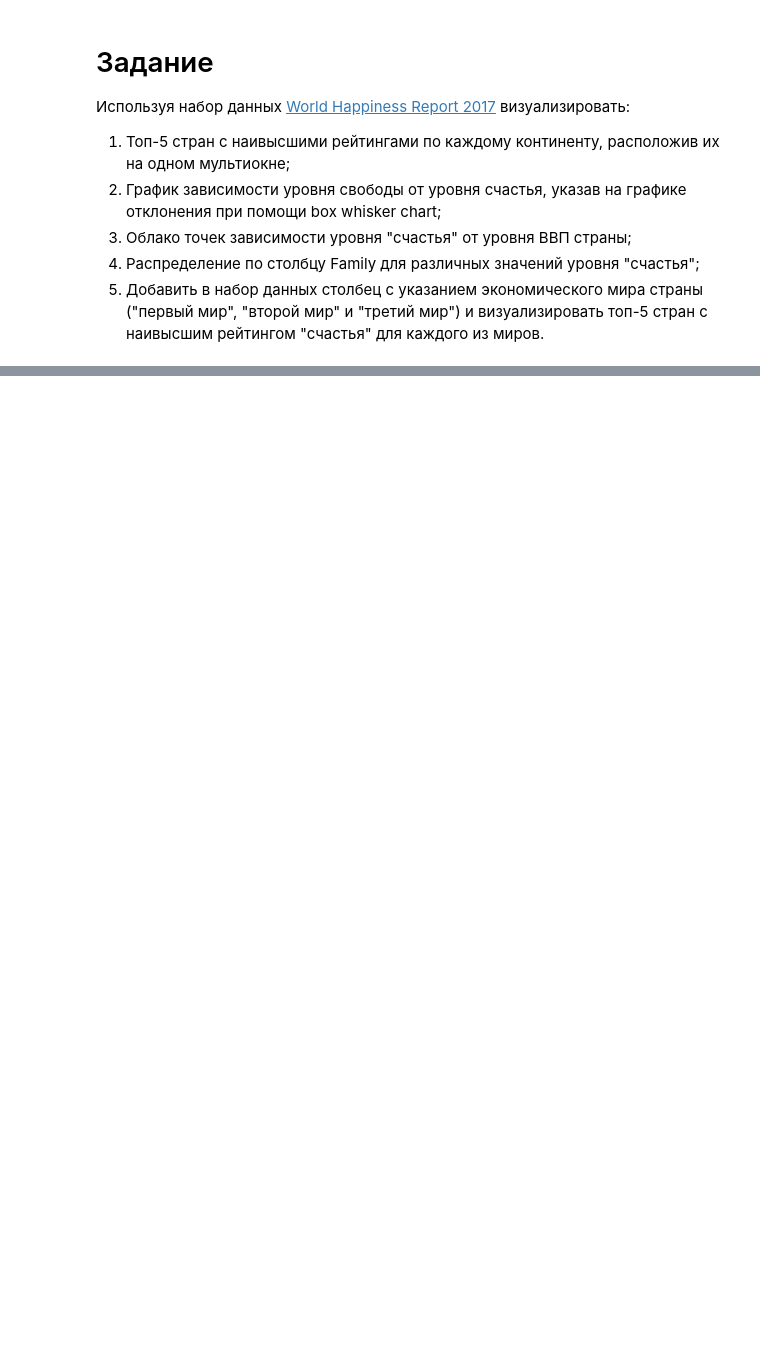
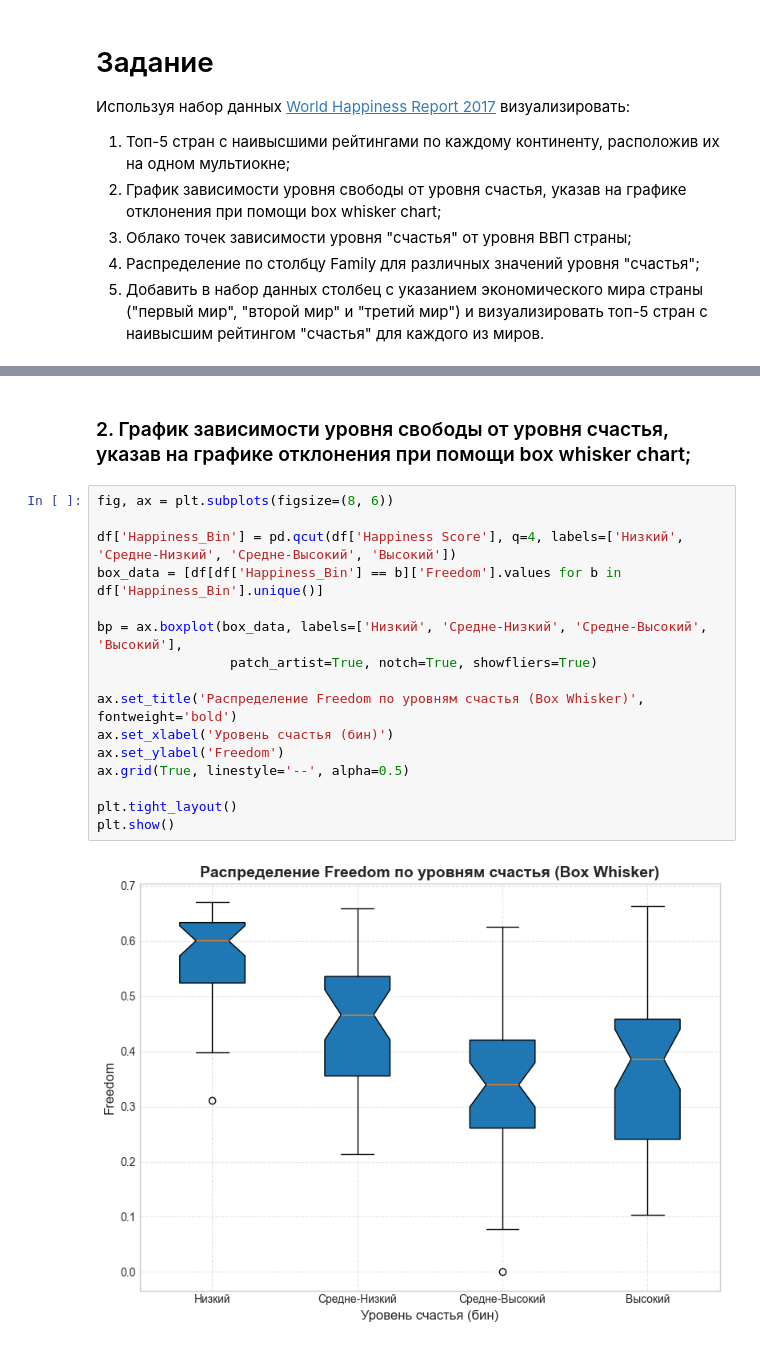
Before and after one commit to medicsera/sem6_SaP, a Jupyter notebook: Laboratornaja+9.ipynb, the cells around one changed output, grey strips where cells are left out. Saved outputs shown, nothing was run; the diff lists cells and outputs as text; blank space fills up the shorter version.

```diff
--- a/Laboratornaja+9.ipynb
+++ b/Laboratornaja+9.ipynb
@@ -9,0 +48,20 @@
+# %% [markdown]
+### 2. График зависимости уровня свободы от уровня счастья, указав на графике отклонения при помощи box whisker chart;
+# %%
+fig, ax = plt.subplots(figsize=(8, 6))
+
+df['Happiness_Bin'] = pd.qcut(df['Happiness Score'], q=4, labels=['Низкий', 'Средне-Низкий', 'Средне-Высокий', 'Высокий'])
+box_data = [df[df['Happiness_Bin'] == b]['Freedom'].values for b in df['Happiness_Bin'].unique()]
+
+bp = ax.boxplot(box_data, labels=['Низкий', 'Средне-Низкий', 'Средне-Высокий', 'Высокий'],
+                 patch_artist=True, notch=True, showfliers=True)
+
+ax.set_title('Распределение Freedom по уровням счастья (Box Whisker)', fontweight='bold')
+ax.set_xlabel('Уровень счастья (бин)')
+ax.set_ylabel('Freedom')
+ax.grid(True, linestyle='--', alpha=0.5)
+
+plt.tight_layout()
+plt.show()
+# %% [output]
+[figure, added]
```
Also changed, not shown: parts of 8 cells of this notebook, 1 other file.
